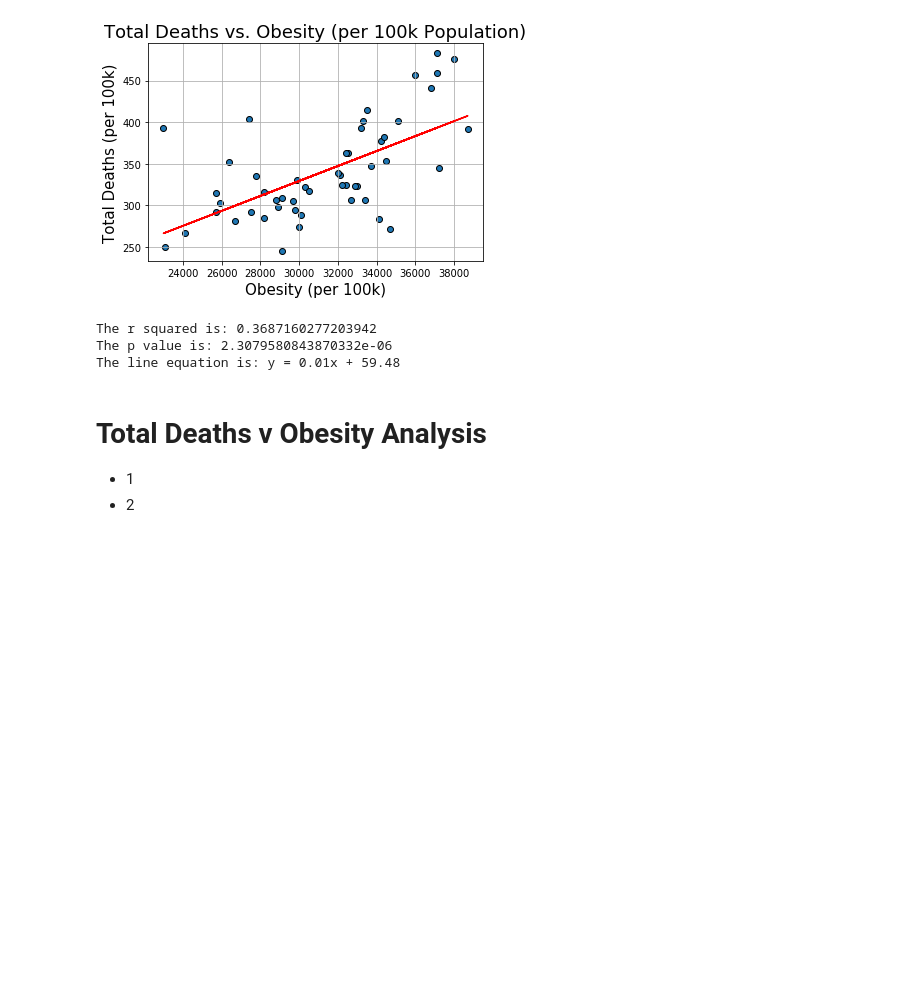
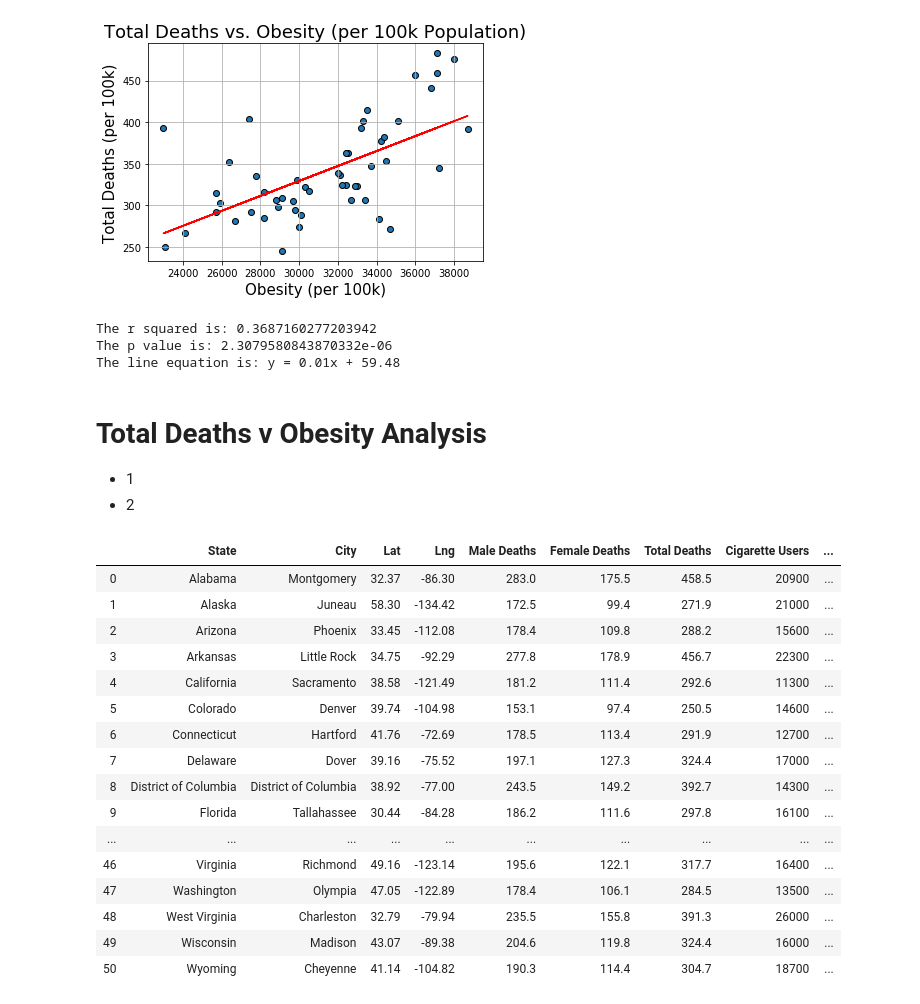
Before and after one commit to ASooklall/project-1-cvd, a Jupyter notebook: project-1-team-6.ipynb, the cells around one changed output. Saved outputs shown, nothing was run; the diff lists cells and outputs as text; code cells hidden in the pictures; blank space fills up the shorter version.

```diff
--- a/project-1-team-6.ipynb
+++ b/project-1-team-6.ipynb
@@ -204,3 +156,60 @@ The line equation is: y = 0.01x + 59.48
 # Total Deaths v Obesity Analysis
 * 1
 * 2
+# %%
+# Capital Cities
+
+# Save config information.
+url = "http://api.openweathermap.org/data/2.5/weather?"
+units = "imperial"
+
+# Build partial query URL
+query_url = f"{url}appid={weather_api_key}&units={units}&q="
+# %%
+#list of capitals
+capital_cities = ["Montgomery", "Juneau", "Phoenix", "Little Rock", "Sacramento", "Denver", "Hartford", "Dover", "District of Columbia", "Tallahassee", "Atlanta", "Honolulu", "Boise", "Springfield", "Indianapolis", "Des Moines", "Topeka", "Frankfort", "Baton Rouge", "Augusta", "Annapolis", "Boston", "Lansing", "St. Paul", "Jackson", "Jefferson City", "Helena", "Lincoln", "Carson City", "Concord", "Trenton", "Santa Fe", "Albany", "Raleigh", "Bismarck", "Columbus", "Oklahoma City", "Salem", "Harrisburg", "Providence", "Columbia", "Pierre", "Nashville", "Austin", "Salt Lake City", "Montpelier", "Richmond", "Olympia", "Charleston", "Madison", "Cheyenne"]
+
+# set up lists to hold reponse info
+cities = []
+lat = []
+lng = []
+temp = []
+
+# Loop through the list of cities and perform a request for data on each
+for city in capital_cities:
+    response = requests.get(query_url + city).json()
+    cities.append(response["name"])
+    temp.append(response['main']['temp'])
+    lat.append(response['coord']['lat'])
+    lng.append(response['coord']['lon'])
+    time.sleep(1)
+# %%
+#update dataframe
+base_df['City']=cities
+base_df['Lat']=lat
+base_df['Lng']=lng
+base_df['Temperaure']=temp
+
+#print updated DF
+base_df=base_df[['State','City','Lat','Lng','Male Deaths', 'Female Deaths', 'Total Deaths',
+       'Cigarette Users', 'Hypertension', 'Obesity']]
+
+base_df
+# %% [output]
+|  | State | City | Lat | Lng | Male Deaths | Female Deaths | Total Deaths | Cigarette Users | ... |
+| 0 | Alabama | Montgomery | 32.37 | -86.30 | 283.0 | 175.5 | 458.5 | 20900 | ... |
+| 1 | Alaska | Juneau | 58.30 | -134.42 | 172.5 | 99.4 | 271.9 | 21000 | ... |
+| 2 | Arizona | Phoenix | 33.45 | -112.08 | 178.4 | 109.8 | 288.2 | 15600 | ... |
+| 3 | Arkansas | Little Rock | 34.75 | -92.29 | 277.8 | 178.9 | 456.7 | 22300 | ... |
+| 4 | California | Sacramento | 38.58 | -121.49 | 181.2 | 111.4 | 292.6 | 11300 | ... |
+| 5 | Colorado | Denver | 39.74 | -104.98 | 153.1 | 97.4 | 250.5 | 14600 | ... |
+| 6 | Connecticut | Hartford | 41.76 | -72.69 | 178.5 | 113.4 | 291.9 | 12700 | ... |
+| 7 | Delaware | Dover | 39.16 | -75.52 | 197.1 | 127.3 | 324.4 | 17000 | ... |
+| 8 | District of Columbia | District of Columbia | 38.92 | -77.00 | 243.5 | 149.2 | 392.7 | 14300 | ... |
+| 9 | Florida | Tallahassee | 30.44 | -84.28 | 186.2 | 111.6 | 297.8 | 16100 | ... |
+| ... | ... | ... | ... | ... | ... | ... | ... | ... | ... |
+| 46 | Virginia | Richmond | 49.16 | -123.14 | 195.6 | 122.1 | 317.7 | 16400 | ... |
+| 47 | Washington | Olympia | 47.05 | -122.89 | 178.4 | 106.1 | 284.5 | 13500 | ... |
+| 48 | West Virginia | Charleston | 32.79 | -79.94 | 235.5 | 155.8 | 391.3 | 26000 | ... |
+| 49 | Wisconsin | Madison | 43.07 | -89.38 | 204.6 | 119.8 | 324.4 | 16000 | ... |
+| 50 | Wyoming | Cheyenne | 41.14 | -104.82 | 190.3 | 114.4 | 304.7 | 18700 | ... |
```
Also changed, not shown: parts of 10 cells of this notebook.
